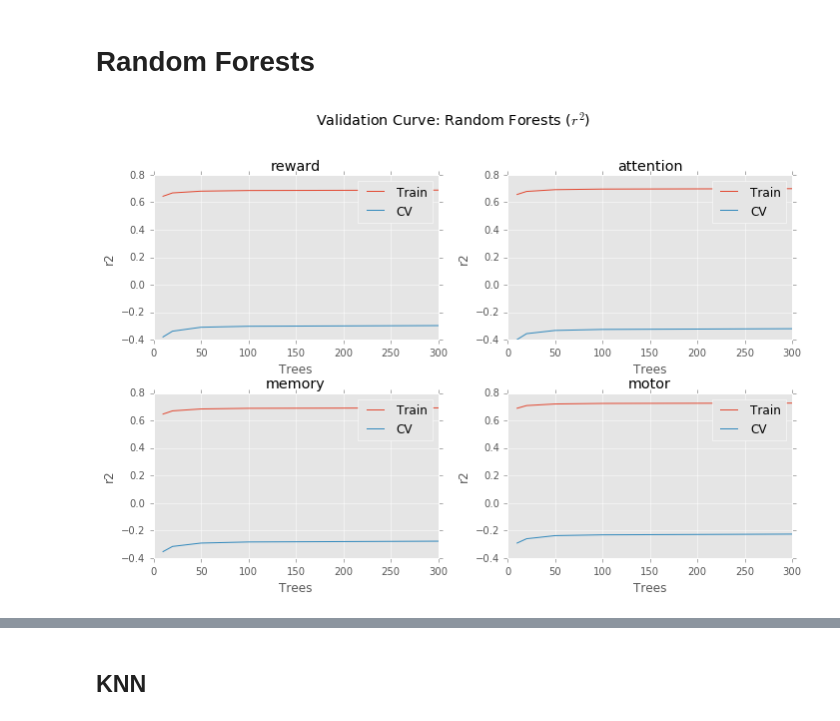
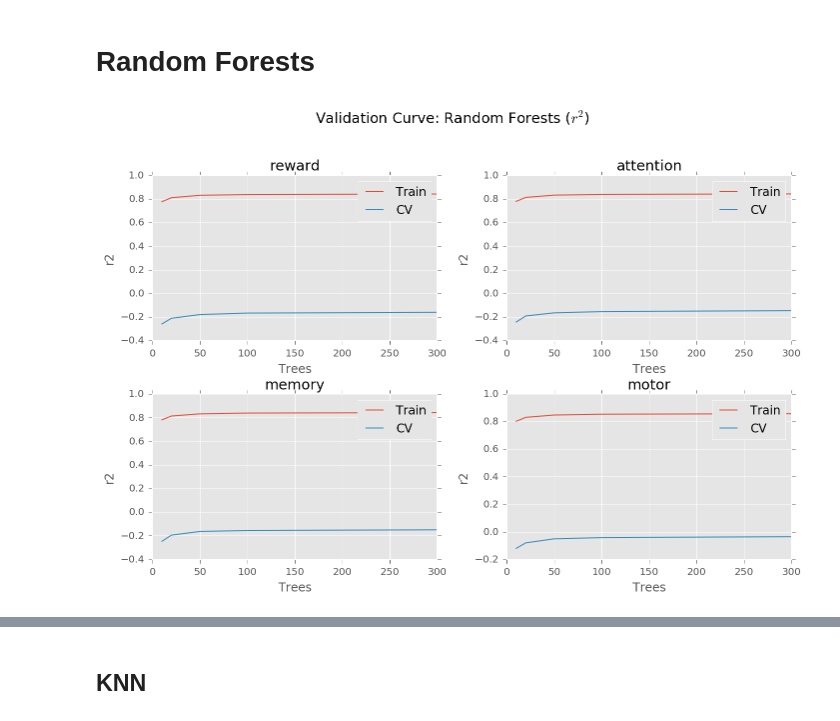
Before and after one commit to voytekresearch/nsaba, a Jupyter notebook: notebooks/testing/Estimation.ipynb, the cells around one changed output, grey strips where cells are left out. Drawn from its saved outputs; the diff is of its cells as text; code cells hidden in the pictures.

Commit message:
EXE CV re-run with set(coords)

```diff
--- a/notebooks/testing/Estimation.ipynb
+++ b/notebooks/testing/Estimation.ipynb
@@ -70,0 +94,11 @@ X.shape
+# %%
+%%time
+# Setting up principal data dictionary
+
+for term in D.keys():
+    X = []
+    y = []
+    for coord in D[term].keys():
+        X.append(D[term][coord].coordinate)
+        y.append(D[term][coord].act/float(D[term][coord].count))
+    D[term] = (np.array(X), np.array(y))
@@ -71,3 +108,8 @@ X.shape
+# %%
+# Using namedtuple
+CV_set = namedtuple("CV_set", ['X', 'y'])
+for term in D.keys():
+    D[term] = CV_set(D[term][0], D[term][1])
 # %%
 # Validation Helpers
 
@@ -139,11 +181,9 @@ valid_scores_ = []
 
 plt.figure(figsize=(10,7))
 plt.suptitle("Validation Curve: Decision Trees ($r^{2}$)", fontsize='x-large')
-for term, sb, df in zip(terms, range(221,225), dfs):
-    X = df.loc[:, 'x':'z'].as_matrix()
-    y = df.loc[:, term].as_matrix()
+for term, sb in zip(terms, range(221,225)):
     train_scores, valid_scores = validation_curve(DecisionTreeRegressor(),
-                                                  X, y, "max_depth", depth,
+                                                  D[term].X, D[term].y, "max_depth", depth,
                                                   scoring=score, n_jobs=4, cv=5)
     plot_vc(depth, train_scores, valid_scores,
             score, "Depth", sb, term)
@@ -185,11 +225,9 @@ valid_scores_ = []
 
 plt.figure(figsize=(10,7))
 plt.suptitle("Validation Curve: Decision Trees (MSE)", fontsize='x-large')
-for term, sb, df in zip(terms, range(221,225), dfs):
-    X = df.loc[:, 'x':'z'].as_matrix()
-    y = df.loc[:, term].as_matrix()
+for term, sb in zip(terms, range(221,225)):
     train_scores, valid_scores = validation_curve(DecisionTreeRegressor(),
-                                                  X, y, "max_depth", depth,
+                                                  D[term].X, D[term].y, "max_depth", depth,
                                                   scoring=score, n_jobs=4, cv=5)
     plot_vc(depth, -train_scores, -valid_scores,
             score, "Depth", sb, term)
@@ -229,27 +267,25 @@ motor               60            0.000961601       0.00833412
 # %%
 trees=[10,20,50,100,300]
 score = 'r2'
 train_scores_ = []
 valid_scores_ = []
 
 plt.figure(figsize=(10,7))
 plt.suptitle("Validation Curve: Random Forests ($r^{2}$)", fontsize='x-large')
-for term, sb, df in zip(terms, range(221,225), dfs):
-    X = df.loc[:, 'x':'z'].as_matrix()
-    y = df.loc[:, term].as_matrix()
+for term, sb in zip(terms, range(221,225)):
     train_scores, valid_scores = validation_curve(RandomForestRegressor(),
-                                              X, y, "n_estimators", trees,
+                                              D[term].X, D[term].y, "n_estimators", trees,
                                               scoring=score, n_jobs=4, cv=5)
     plot_vc(trees, train_scores, valid_scores,
             score, "Trees", sb, term)
 
     train_scores_.append(train_scores)
     valid_scores_.append(valid_scores)
 
 plt.tight_layout()
 plt.subplots_adjust(top=.85)
 # %% [output]
-[figure, old version]
+[figure, new version]
 # %%
 # Printing and saving scores
 print_scores(terms, trees, train_scores_, valid_scores_, "Trees", error=False)
```
Also changed, not shown: parts of 21 cells of this notebook, 8 other files.
